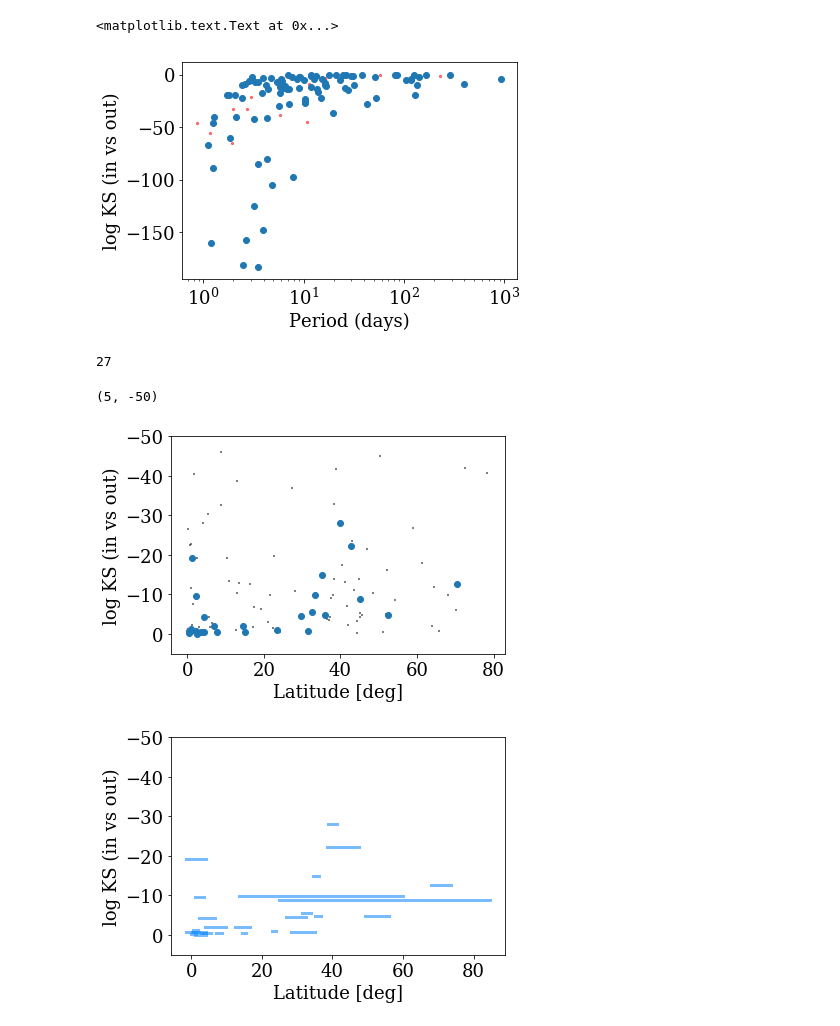
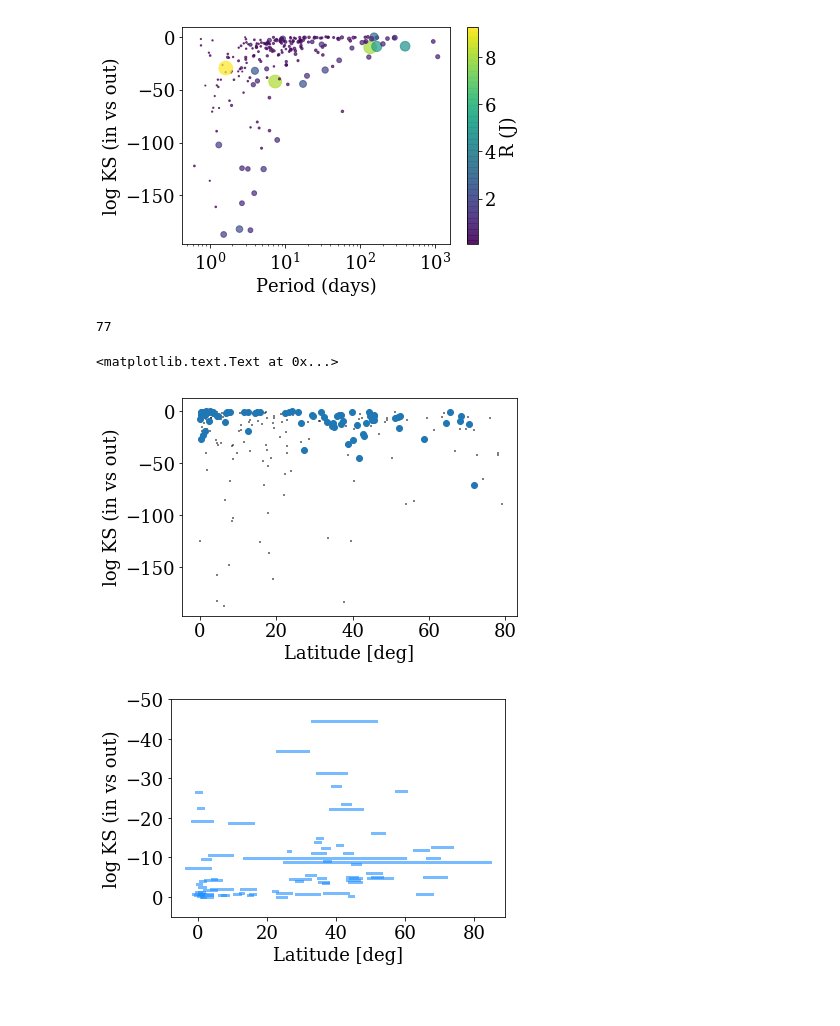
Before and after one commit to bmorris3/salter, a Jupyter notebook: explore.ipynb, the cells around one changed output. Cells and saved outputs as stored; diff of their text form; code cells hidden in the pictures; blank space fills up the shorter version.

Commit message:
output some figures

```diff
--- a/explore.ipynb
+++ b/explore.ipynb
@@ -124,41 +71,44 @@ plt.ylabel('log Anderson (in vs out)')
 
 # ok = (np.log10(df.iloc[:,3]) > -1.5) & (np.log10(df.iloc[:,2]) > -1)
 # %%
-plt.scatter(df['PER'], np.log10(df.iloc[:,1]), s=5, c='r',alpha=0.5)
-plt.scatter(df['PER'][ok], np.log10(df.iloc[:,1])[ok])
+plt.scatter(df['PER'], np.log10(df['ks:in_transit-vs-out_of_transit']),
+            s=(df['R']*20), c=df['R'], alpha=0.7)
 
 plt.xscale('log')
 plt.xlabel('Period (days)')
 plt.ylabel('log KS (in vs out)')
+cm = plt.colorbar()
+cm.set_label('R (J)')
 # %% [output]
-<matplotlib.text.Text at 0x...>
-[figure, old version]
+[figure, new version]
-# %%
-# ok10 = (np.log10(df.iloc[:,3]) > -2.5) & (np.log10(df.iloc[:,2]) > -1.7) & (df['PER'] >= 10)
-ok20 = (np.log10(df.iloc[:,3]) > -2.5) & (np.log10(df.iloc[:,2]) > -1.7) & (df['PER'] >= 20)
-sum(ok20)
-# %% [output]
-27
+# %%
+ok20 = ((np.log10(df['ttest:out_of_transit&before_midtransit-vs-out_of_transit&after_midtransit']) > -2) &
+        (np.log10(df['ks:out_of_transit&before_midtransit-vs-out_of_transit&after_midtransit']) > -1.7) &
+        (df['PER'] >= 10))
+sum(ok20)
+# %% [output]
+77
 # %%
-plt.scatter(B_to_lat(df['B']), np.log10(df.iloc[:,1]), s=5, c='k',alpha=0.5, marker='+')
+plt.scatter(B_to_lat(df['B']), np.log10(df['ks:in_transit-vs-out_of_transit']), s=5, c='k',alpha=0.5, marker='+')
 # plt.scatter(B_to_lat(df['B'])[ok10], np.log10(df.iloc[:,1])[ok10])
-plt.scatter(B_to_lat(df['B'])[ok20], np.log10(df.iloc[:,1])[ok20])
+plt.scatter(B_to_lat(df['B'])[ok20], np.log10(df['ks:in_transit-vs-out_of_transit'])[ok20])
 
 plt.xlabel('Latitude [deg]')
 plt.ylabel('log KS (in vs out)')
-plt.ylim(5,-50)
+# plt.ylim(5,-50)
 # %% [output]
-(5, -50)
+<matplotlib.text.Text at 0x...>
-[figure, old version]
+[figure, new version]
 # %%
 for k in range(sum(ok20)):
     plt.plot([B_to_lat(df['B'] - df['RR']/2.)[ok20].values[k], B_to_lat(df['B'] + df['RR']/2.)[ok20].values[k]],
-             [np.log10(df.iloc[:,1])[ok20].values[k], np.log10(df.iloc[:,1])[ok20].values[k]],
+             [np.log10(df['ks:in_transit-vs-out_of_transit'])[ok20].values[k],
+              np.log10(df['ks:in_transit-vs-out_of_transit'])[ok20].values[k]],
              c='DodgerBlue', lw=3, alpha=0.6)
 
 plt.xlabel('Latitude [deg]')
 plt.ylabel('log KS (in vs out)')
 plt.ylim(5,-50);
 # %% [output]
-[figure, old version]
+[figure, new version]
 # %%
```
Also changed, not shown: parts of 13 cells of this notebook, 3 other files.
